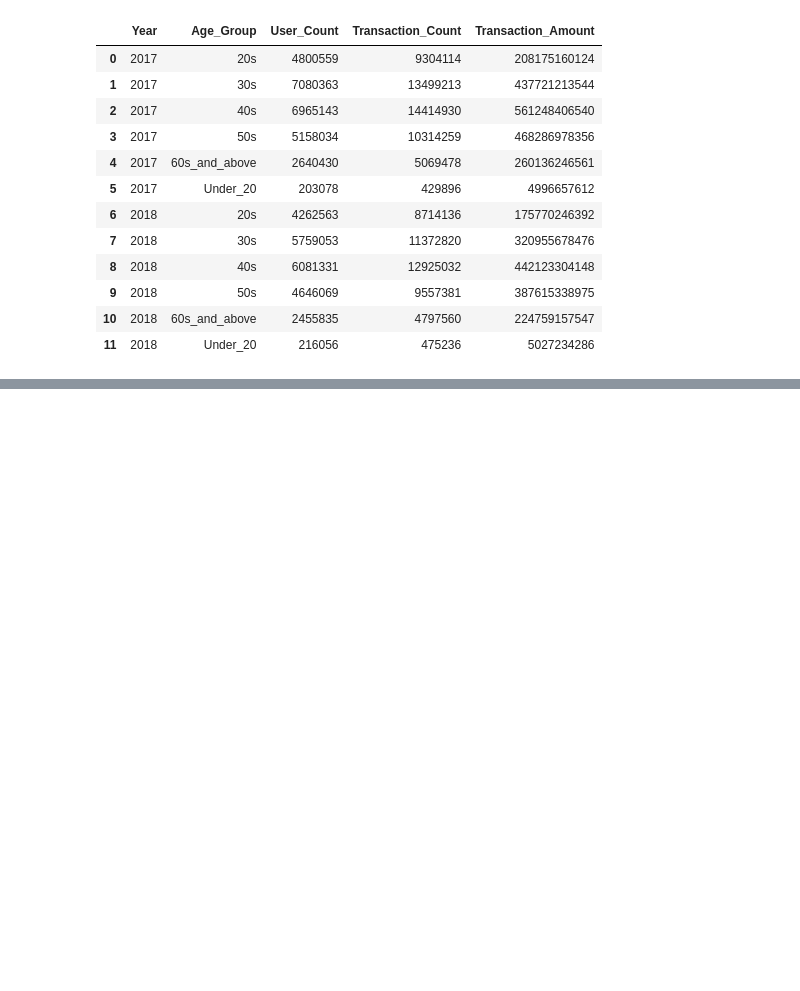
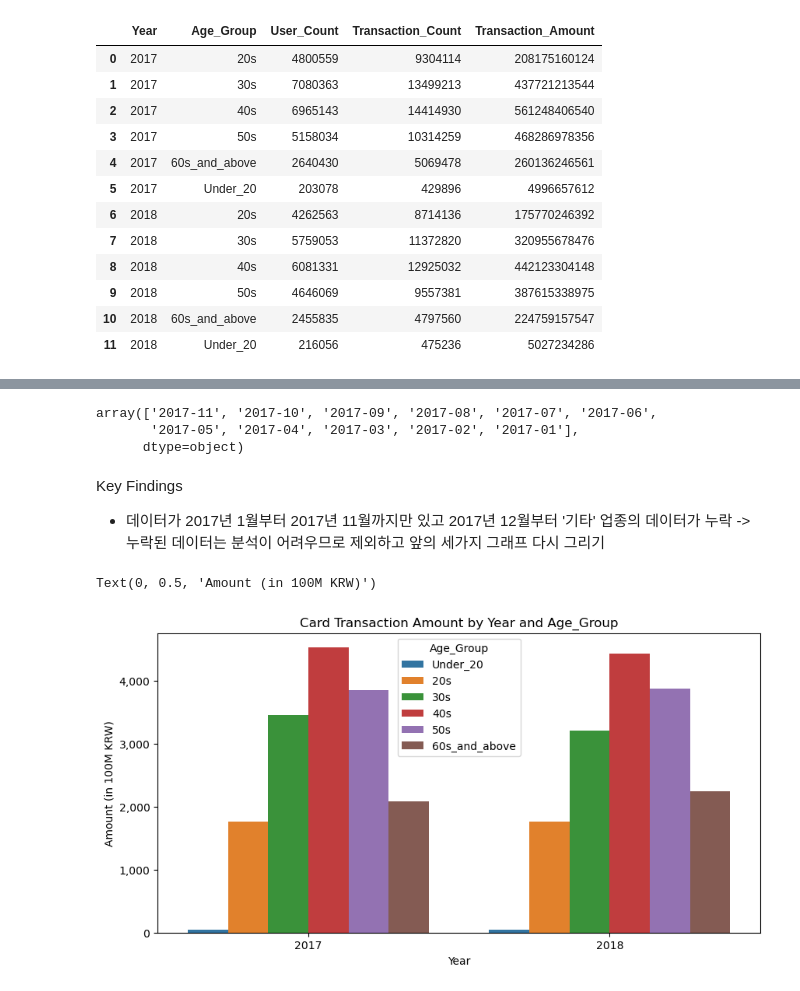
Before and after one commit to data-by-jpark/jeju-card-analysis, a Jupyter notebook: notebooks/jeju_card_analysis.ipynb, the cells around one changed output, grey strips where cells are left out. Cells and saved outputs as stored; diff of their text form; code cells hidden in the pictures; blank space fills up the shorter version.

```diff
--- a/notebooks/jeju_card_analysis.ipynb
+++ b/notebooks/jeju_card_analysis.ipynb
@@ -259,0 +287,22 @@ print("모든 데이터 내용이 영어로 변환되어 'jeju_card_english_full
+# %%
+jeju_card_df[jeju_card_df['Industry_Type'] == 'Other']['Year_Month'].unique()
+# %% [output]
+array(['2017-11', '2017-10', '2017-09', '2017-08', '2017-07', '2017-06',
+       '2017-05', '2017-04', '2017-03', '2017-02', '2017-01'],
+      dtype=object)
+# %% [markdown]
+Key Findings
+- 데이터가 2017년 1월부터 2017년 11월까지만 있고 2017년 12월부터 '기타' 업종의 데이터가 누락
+-> 누락된 데이터는 분석이 어려우므로 제외하고 앞의 세가지 그래프 다시 그리기
+# %%
+jeju_card_df = jeju_card_df[jeju_card_df['Industry_Type'] != 'Other']
+
+groupby_ym_age = jeju_card_df.groupby(['Year', 'Age_Group']).sum(numeric_only=True).reset_index()
+
+sns.barplot(data=groupby_ym_age, x='Year', y='Transaction_Amount', hue='Age_Group')
+plt.title('Card Transaction Amount by Year and Age_Group')
+plt.gca().yaxis.set_major_formatter(plt.FuncFormatter(lambda x, _: f'{x/100000000:,.0f}'))
+plt.ylabel('Amount (in 100M KRW)')
+# %% [output]
+Text(0, 0.5, 'Amount (in 100M KRW)')
+[figure, added]
```
Also changed, not shown: parts of 14 cells of this notebook, 1 other file.
